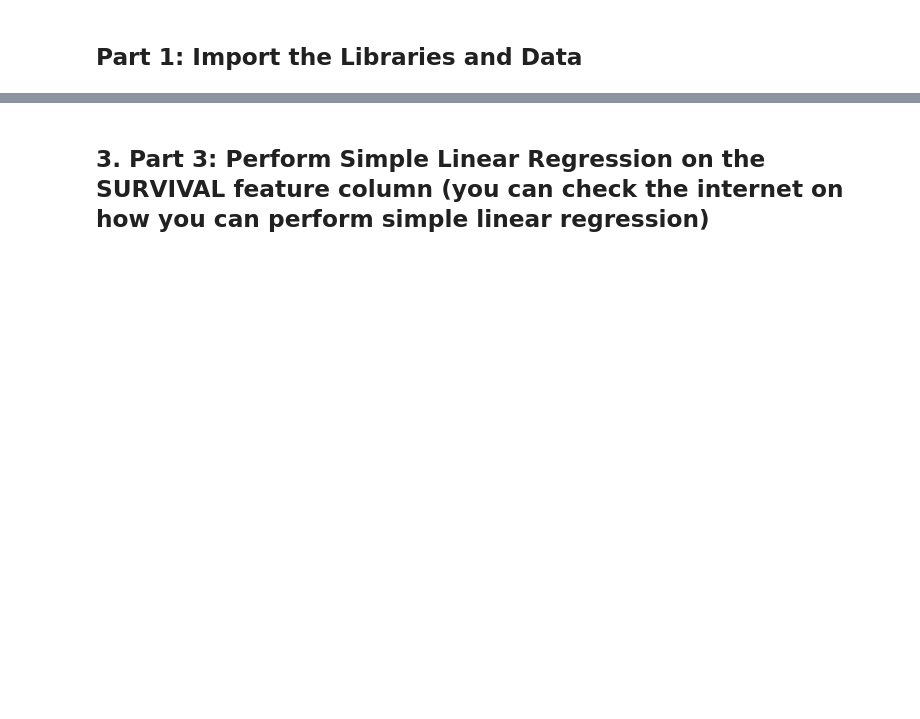
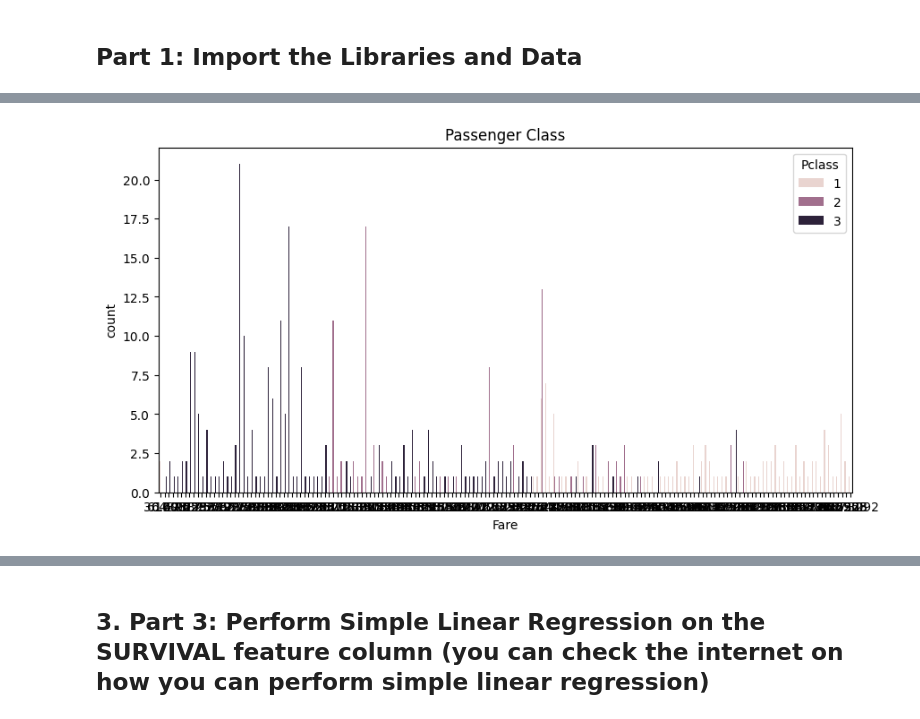
Before and after one commit to Rorando111/cpe019, a Jupyter notebook: Hands_on_Activity_4_1_Advanced_Data_Analytics_and_Machine_Learning.ipynb, the cells around one changed output, grey strips where cells are left out. Drawn from its saved outputs; the diff is of its cells as text; code cells hidden in the pictures; blank space fills up the shorter version.

```diff
--- a/Hands_on_Activity_4_1_Advanced_Data_Analytics_and_Machine_Learning.ipynb
+++ b/Hands_on_Activity_4_1_Advanced_Data_Analytics_and_Machine_Learning.ipynb
@@ -84,0 +101,9 @@ sns.barplot(x='Pclass', y='Fare', data=tc_test_frame)
+# %%
+#The figsize=(10,5) argument sets the width and height of the figure window in inches.
+plt.figure(figsize=(10,5))
+#Shows the different ticket fare depending on their passenger class
+sns.countplot(x='Fare', hue = 'Pclass', data=test)
+plt.title('Passenger Class')
+plt.show()
+# %% [output]
+[figure, added]
```
Also changed, not shown: parts of 36 cells of this notebook.
